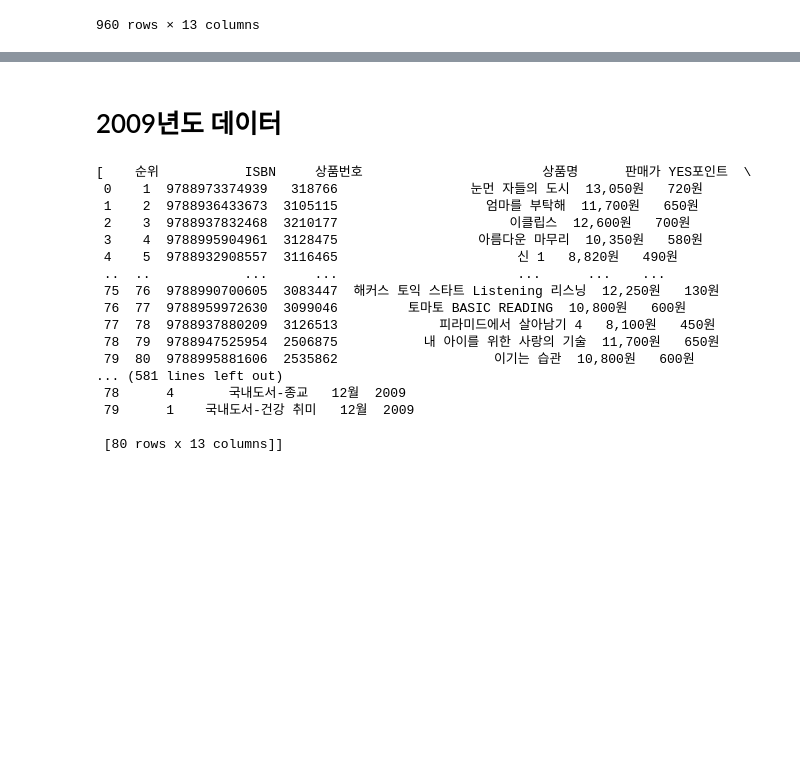
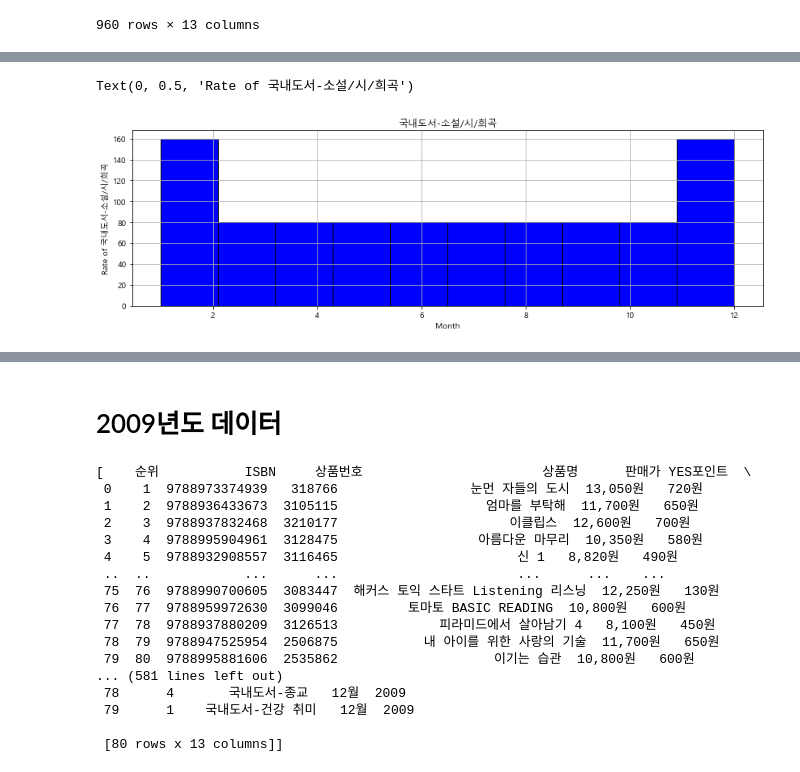
Before and after one commit to twg12/Bestseller-Analysis, a Jupyter notebook: Yes24 Bestseller/Total.ipynb, the cells around one changed output, grey strips where cells are left out. Cells and saved outputs as stored; diff of their text form; code cells hidden in the pictures; blank space fills up the shorter version.

```diff
--- a/Yes24 Bestseller/Total.ipynb
+++ b/Yes24 Bestseller/Total.ipynb
@@ -91,0 +114,16 @@ Yes24_2008[Yes24_2008["관리분류"] == '국내도서-소설/시/희곡'].group
+# %%
+import matplotlib.pyplot as plt
+import seaborn as sns
+
+x = Yes24_2008['Month']
+y = name
+
+plt.hist(Yes24_2008['Month'], color = 'blue', edgecolor = 'black')
+
+# Add labels
+plt.title('국내도서-소설/시/희곡')
+plt.xlabel('Month')
+plt.ylabel('Rate of 국내도서-소설/시/희곡')
+# %% [output]
+Text(0, 0.5, 'Rate of 국내도서-소설/시/희곡')
+[figure, added]
```
Also changed, not shown: parts of 11 cells of this notebook.
